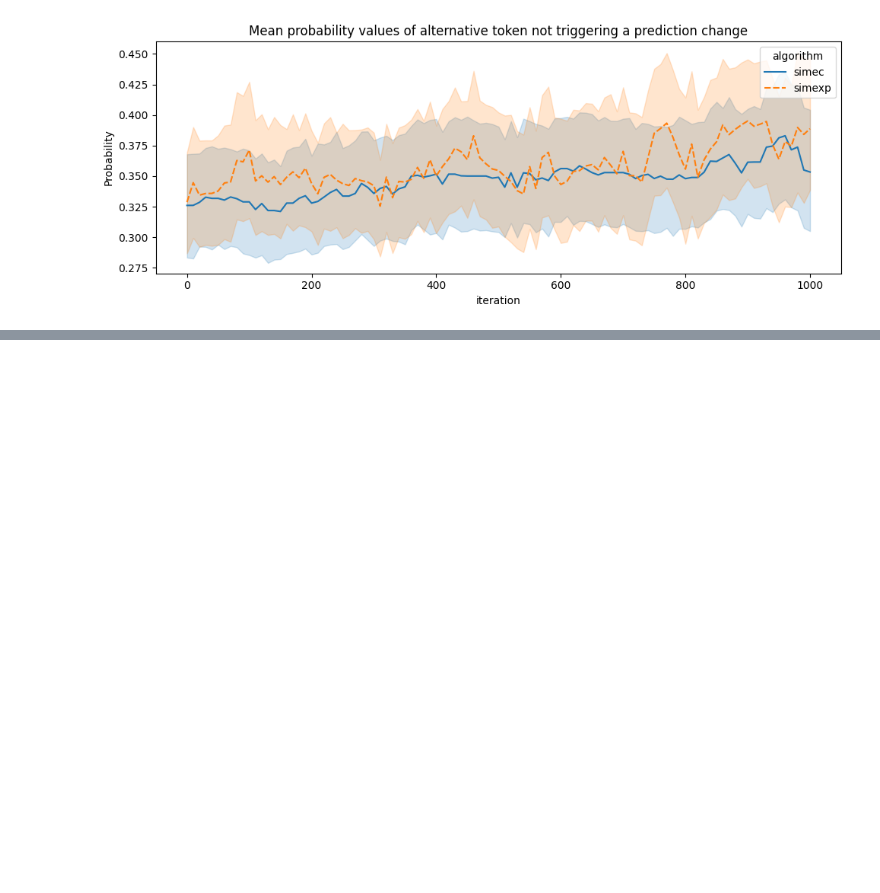
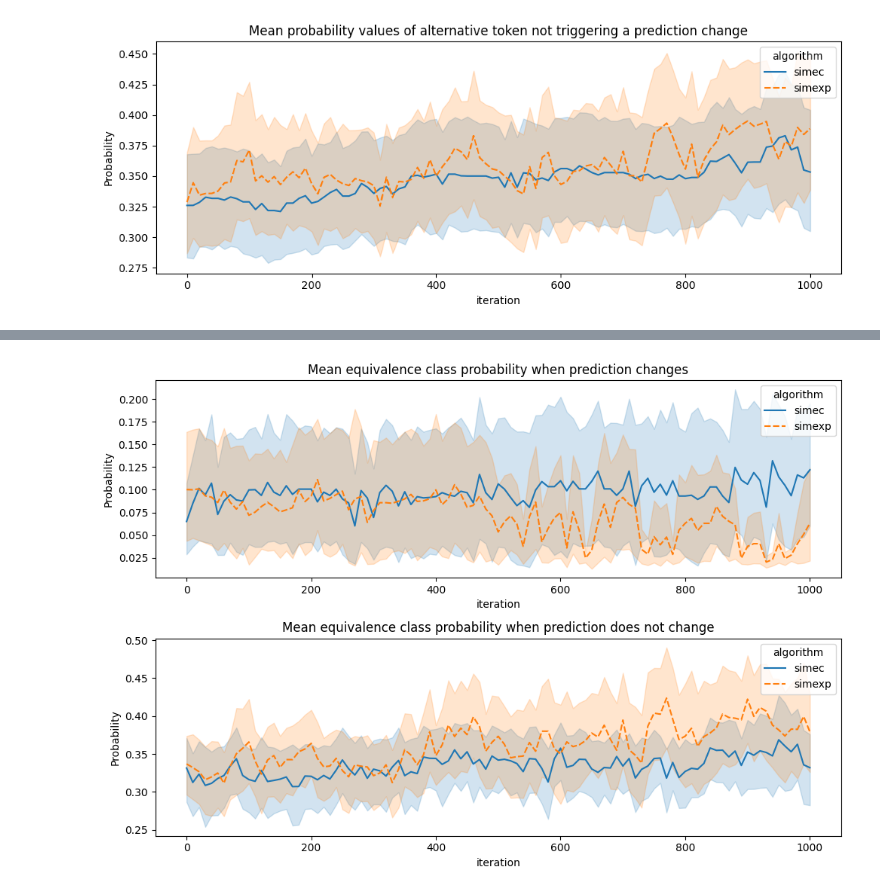
Before and after one commit to alessiomarta/transformers_equivalence_classes, a Jupyter notebook: analysis/pred_analysis.ipynb, the cells around one changed output, grey strips where cells are left out. Saved outputs shown, nothing was run; the diff lists cells and outputs as text; code cells hidden in the pictures; blank space fills up the shorter version.

```diff
--- a/analysis/pred_analysis.ipynb
+++ b/analysis/pred_analysis.ipynb
@@ -313,0 +395,5 @@ plt.show()
+# %%
+data_msk = pd.DataFrame.from_dict(collect_data_no_pred(res_path, "msk", msk_preds, msk_pipe))
+other_data_msk = pd.read_csv(os.path.join(res_path, "bert-msk.csv"))
+data_msk = data_msk.merge(other_data_msk, how = "left", on=["original-sentence", "algorithm","explore-token","alternative-token","iteration", "original-pred", "original-pred-proba","alternative-token-proba"])
+data_msk.to_csv(os.path.join(res_path, "bert-msk-eq-class.proba.csv"), index = False)
@@ -313,0 +410,11 @@ plt.show()
+# %%
+fig, ax = plt.subplots(figsize=(10, 7), nrows=2)
+data_msk = data_msk.dropna()
+sns.lineplot(data=data_msk.loc[data_msk["same-eq-class"] == False], ax=ax[0], x = "iteration", y = "modified-pred-proba", style = "algorithm", hue = "algorithm")
+ax[0].set(ylabel='Probability', title = 'Mean equivalence class probability when prediction changes')
+sns.lineplot(data=data_msk.loc[data_msk["same-eq-class"] == True], ax=ax[1], x = "iteration", y = "modified-pred-proba", style = "algorithm", hue = "algorithm")
+ax[1].set(ylabel='Probability', title = 'Mean equivalence class probability when prediction does not change')
+plt.tight_layout()
+plt.show()
+# %% [output]
+[figure, added]
```
Also changed, not shown: parts of 9 cells of this notebook.
